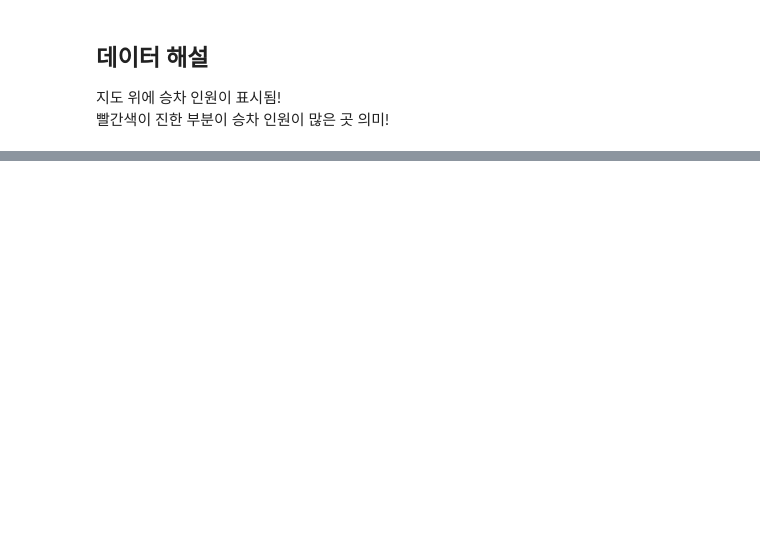
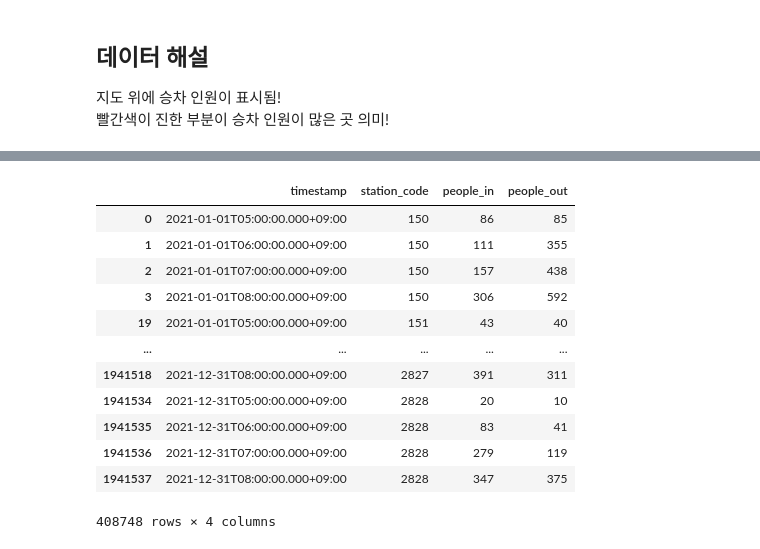
Before and after one commit to layla-focalors/AColab_Github_data_processing, a Jupyter notebook: Subway_inout.ipynb, the cells around one changed output, grey strips where cells are left out. Saved outputs shown, nothing was run; the diff lists cells and outputs as text; code cells hidden in the pictures; blank space fills up the shorter version.

```diff
--- a/Subway_inout.ipynb
+++ b/Subway_inout.ipynb
@@ -244,0 +261,16 @@ seoul_in
+# %%
+morn_data
+# %% [output]
+|  | timestamp | station_code | people_in | people_out |
+| 0 | 2021-01-01T05:00:00.000+09:00 | 150 | 86 | 85 |
+| 1 | 2021-01-01T06:00:00.000+09:00 | 150 | 111 | 355 |
+| 2 | 2021-01-01T07:00:00.000+09:00 | 150 | 157 | 438 |
+| 3 | 2021-01-01T08:00:00.000+09:00 | 150 | 306 | 592 |
+| 19 | 2021-01-01T05:00:00.000+09:00 | 151 | 43 | 40 |
+| ... | ... | ... | ... | ... |
+| 1941518 | 2021-12-31T08:00:00.000+09:00 | 2827 | 391 | 311 |
+| 1941534 | 2021-12-31T05:00:00.000+09:00 | 2828 | 20 | 10 |
+| 1941535 | 2021-12-31T06:00:00.000+09:00 | 2828 | 83 | 41 |
+| 1941536 | 2021-12-31T07:00:00.000+09:00 | 2828 | 279 | 119 |
+| 1941537 | 2021-12-31T08:00:00.000+09:00 | 2828 | 347 | 375 |
+408748 rows × 4 columns
```
Also changed, not shown: parts of 12 cells of this notebook.
